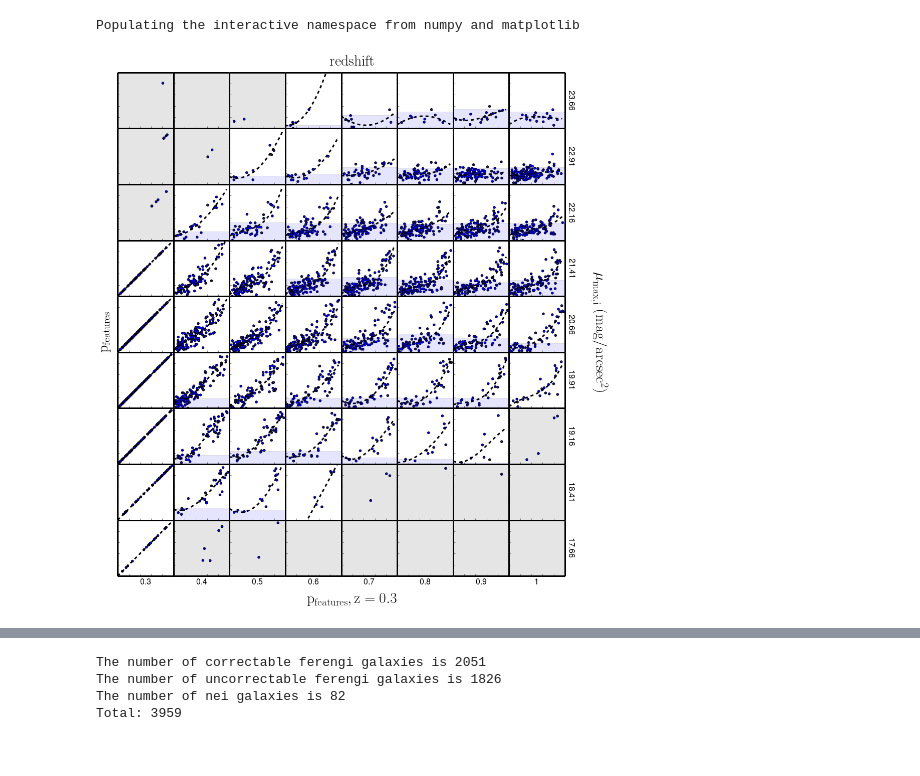
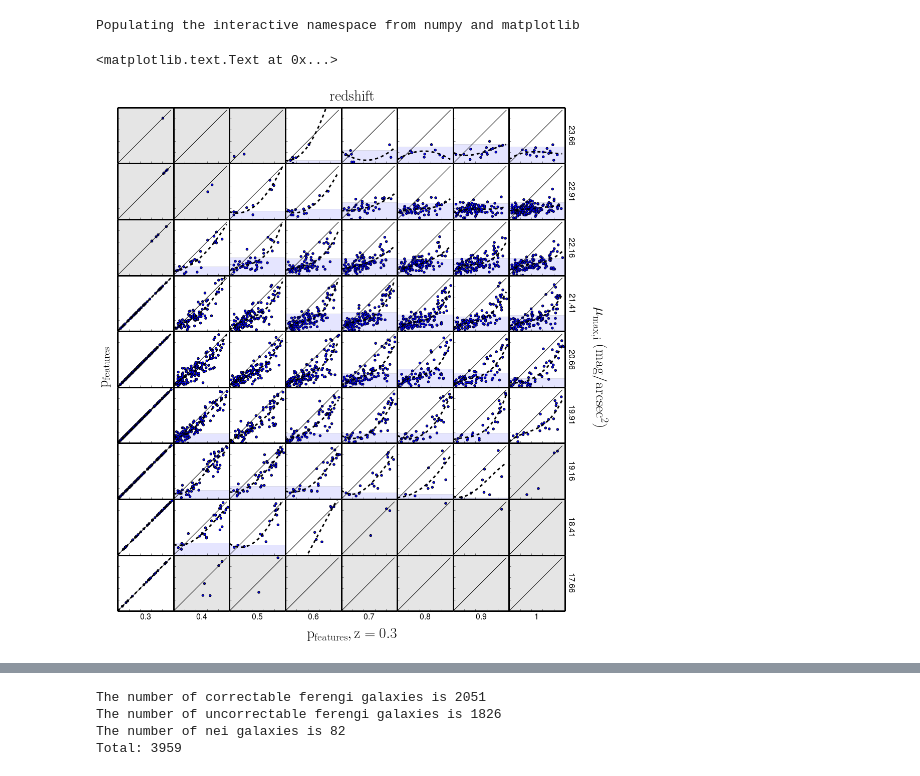
Before and after one commit to willettk/gzhubble, a Jupyter notebook: python/p_features_thresholds_slope_method.ipynb, the cells around one changed output, grey strips where cells are left out. Saved outputs shown, nothing was run; the diff lists cells and outputs as text; code cells hidden in the pictures.

Commit message:
updated debiasing notebooks with zeta results with most recent method

```diff
--- a/python/p_features_thresholds_slope_method.ipynb
+++ b/python/p_features_thresholds_slope_method.ipynb
@@ -76,6 +76,36 @@ for i,g in enumerate(galaxies):
                             if round(row['sim_redshift'],2)==hi_z and row['mu_max_i'] > yedges[y] and row['mu_max_i'] < yedges[y+1] and row[N_x]>=N_cut: #now look at high redshift data ; only care if 5 people answerwed question
                                 scatter_dct[hi_z,yedges[y],'hi'].append(row[p_x]) # slap p_x in high list
                                 scatter_dct[hi_z,yedges[y],'lo'].append(p_bar_at_3) # put z=0.3 value in low list
+# %%
+#Just evolution 0:
+
+#Defining lists of p_features at high and low (z=0.3) redshifts at given SB and redshifts.
+scatter_dct_0={}
+for z in reds:
+    for edge in yedges:
+        scatter_dct_0[z,edge,'hi']=[]
+        scatter_dct_0[z,edge,'lo']=[]
+        scatter_dct_0[z,edge,'subj_id']=[]
+
+for i,g in enumerate(galaxies):
+    this_gal=(data['objid']==g)
+#    evos = set(data[this_gal]['sim_evolution'])
+#    if 0 in evos:
+#        evos.remove(0) #remove this line if including 0 evolution data
+    evos=[0]
+    for e in evos:
+        this_evo=(data[this_gal]['sim_evolution']==e)
+        if len(set(data[this_gal][this_evo]['sim_redshift']))==8: #only want stuff where we have data down to 0.3
+            p_at_3=(data[this_gal][this_evo]['sim_redshift']==.3)
+            p_bar_at_3 = data[this_gal][this_evo][p_at_3][p_x][0]#value of p_x at redshift 0.3
+            n_bar_at_3 = data[this_gal][this_evo][p_at_3][N_x][0] #number of people who answeredquestion for the 0.3 image
+            if n_bar_at_3 >= N_cut: #only care about galaxies with at least N people answering question at 0.3
+                for row in data[this_gal][this_evo]:
+                    for y in range(0,len(yedges)-1):
+                        for j,hi_z in enumerate(reds):
+                            if round(row['sim_redshift'],2)==hi_z and row['mu_max_i'] > yedges[y] and row['mu_max_i'] < yedges[y+1] and row[N_x]>=N_cut: #now look at high redshift data ; only care if 5 people answerwed question
+                                scatter_dct_0[hi_z,yedges[y],'hi'].append(row[p_x]) # slap p_x in high list
+                                scatter_dct_0[hi_z,yedges[y],'lo'].append(p_bar_at_3) # put z=0.3 value in low list
 # %%
 def derivative_of_poly(x_list,fit_cos,deg):
     if deg == 3:
@@ -114,10 +144,14 @@ for j,y in enumerate(yedge_int):
         ax=plt.subplot(gs[j,i])
         xs=scatter_dct[z,yedges[y],'lo']
         ys=scatter_dct[z,yedges[y],'hi']
+    #    xs_0=scatter_dct_0[z,yedges[y],'lo']
+    #   ys_0=scatter_dct_0[z,yedges[y],'hi']
+        plt.plot(x_new,x_new,c='k')
         flat_list=[]
         p_range_uncorrectable_dct[z,yedges[y]]=[]
         p_range_correctable_dct[z,yedges[y]]=[]
         plt.scatter(xs,ys)
+    #    plt.scatter(xs_0,ys_0,c='r',s=30)
         if len(xs)>5:
             poly_params=np.polynomial.polynomial.polyfit(xs,ys,3)
             poly = np.polynomial.Polynomial(poly_params)
@@ -225,32 +259,33 @@ for j,y in enumerate(yedge_int):
 
 
             plt.xlim(0,1)
             plt.ylim(0,1)
 
         else: #fewer than 5 points in square, so fuck it
             plt.axhspan(0,1,alpha=.1,color='k')
             plt.xlim(0,1)
             plt.ylim(0,1)
             p_range_uncorrectable_dct[z,yedges[y]].append(0)
             p_range_uncorrectable_dct[z,yedges[y]].append(0)
             p_range_correctable_dct[z,yedges[y]].append(0)
             p_range_correctable_dct[z,yedges[y]].append(0)
 
         plt.tick_params(labelleft='off')
         plt.tick_params(top='off',right='off',labelbottom='off')
 
 
         if j==8:
             plt.xlabel('%s'%reds[i],fontsize=16)
         if i==7:
             ax.yaxis.set_label_position("right")
             plt.ylabel('%s'%str(y_label[j]).rjust(500),fontsize=16,rotation=270,labelpad=20)
 
 f.text(.78,.5,r'$\mathrm{\mu_{max,i}~(mag/arcsec^2)}$',rotation=270,fontsize=30,va='center')
 f.text(.45,.91,r'$\mathrm{redshift}$',fontsize=30,ha='center')
 f.text(.1,.5,r'$\mathrm{p_{features}}$',rotation=90,fontsize=30,va='center')
 f.text(.45,.08,r'$\mathrm{p_{features},z=0.3}$',fontsize=30,ha='center');
 
-plt.savefig('/home/mel/Documents/GZ_HUBBLE/ferengi_debias/finding_matches/images/p_vs_p_SB_redshift_slope_method.pdf')
+#plt.savefig('/home/mel/Documents/GZ_HUBBLE/ferengi_debias/finding_matches/images/p_vs_p_SB_redshift_slope_method_evs_highlighted.pdf')
 # %% [output]
+<matplotlib.text.Text at 0x...>
-[figure, old version]
+[figure, new version]
```
Also changed, not shown: parts of 2 cells of this notebook, 2 other files.
